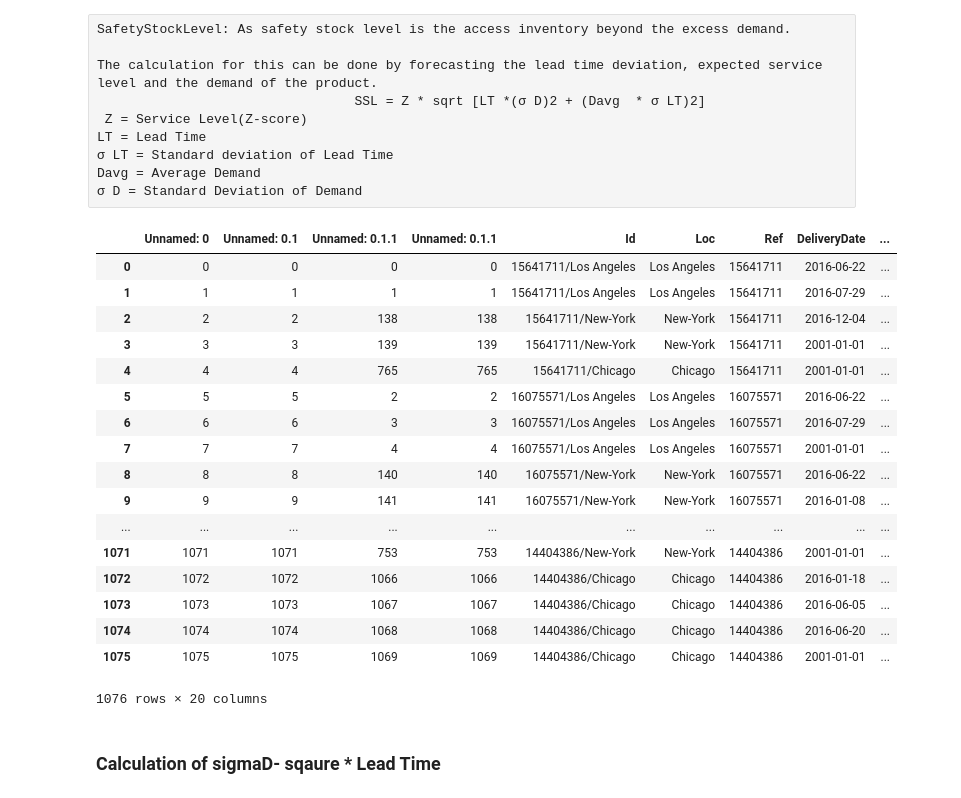
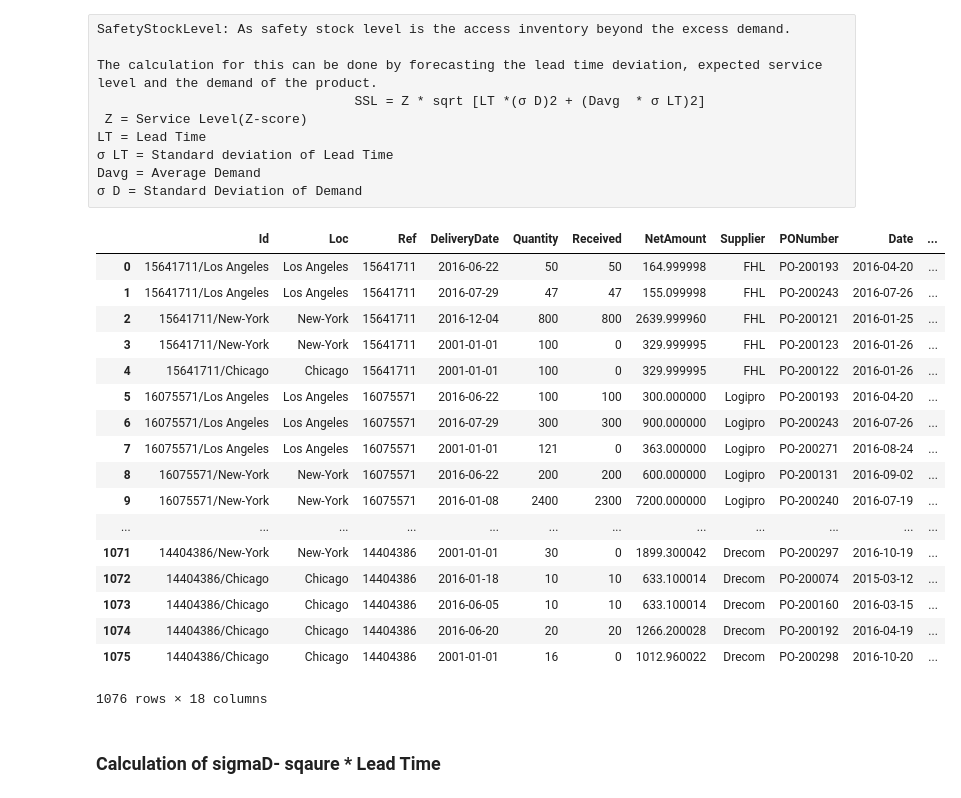
Before and after one commit to pratishthakapoor/RetailReplenishement, a Jupyter notebook: Code/Safety Stock/SafetyStockLevel.ipynb, the cells around one changed output. Drawn from its saved outputs; the diff is of its cells as text; code cells hidden in the pictures.

```diff
--- a/Code/Safety Stock/SafetyStockLevel.ipynb
+++ b/Code/Safety Stock/SafetyStockLevel.ipynb
@@ -17,30 +17,28 @@ Davg = Average Demand
 import pandas as pd
 import numpy as np
 import matplotlib.pyplot as plt
-# %%
-data = pd.read_csv('temp1.csv')
-colnames = ['Ref', 'Davg']
-data.merge(pd.read_csv('temp_Davg.csv', names = colnames , header = None), on = 'Ref', right_index = True).to_csv('temp1.csv')
-data
-# %% [output]
-|  | Unnamed: 0 | Unnamed: 0.1 | Unnamed: 0.1.1 | Unnamed: 0.1.1 | Id | Loc | Ref | DeliveryDate | ... |
-| 0 | 0 | 0 | 0 | 0 | 15641711/Los Angeles | Los Angeles | 15641711 | 2016-06-22 | ... |
-| 1 | 1 | 1 | 1 | 1 | 15641711/Los Angeles | Los Angeles | 15641711 | 2016-07-29 | ... |
-| 2 | 2 | 2 | 138 | 138 | 15641711/New-York | New-York | 15641711 | 2016-12-04 | ... |
-| 3 | 3 | 3 | 139 | 139 | 15641711/New-York | New-York | 15641711 | 2001-01-01 | ... |
-| 4 | 4 | 4 | 765 | 765 | 15641711/Chicago | Chicago | 15641711 | 2001-01-01 | ... |
-| 5 | 5 | 5 | 2 | 2 | 16075571/Los Angeles | Los Angeles | 16075571 | 2016-06-22 | ... |
-| 6 | 6 | 6 | 3 | 3 | 16075571/Los Angeles | Los Angeles | 16075571 | 2016-07-29 | ... |
-| 7 | 7 | 7 | 4 | 4 | 16075571/Los Angeles | Los Angeles | 16075571 | 2001-01-01 | ... |
-| 8 | 8 | 8 | 140 | 140 | 16075571/New-York | New-York | 16075571 | 2016-06-22 | ... |
-| 9 | 9 | 9 | 141 | 141 | 16075571/New-York | New-York | 16075571 | 2016-01-08 | ... |
-| ... | ... | ... | ... | ... | ... | ... | ... | ... | ... |
-| 1071 | 1071 | 1071 | 753 | 753 | 14404386/New-York | New-York | 14404386 | 2001-01-01 | ... |
-| 1072 | 1072 | 1072 | 1066 | 1066 | 14404386/Chicago | Chicago | 14404386 | 2016-01-18 | ... |
-| 1073 | 1073 | 1073 | 1067 | 1067 | 14404386/Chicago | Chicago | 14404386 | 2016-06-05 | ... |
-| 1074 | 1074 | 1074 | 1068 | 1068 | 14404386/Chicago | Chicago | 14404386 | 2016-06-20 | ... |
-| 1075 | 1075 | 1075 | 1069 | 1069 | 14404386/Chicago | Chicago | 14404386 | 2001-01-01 | ... |
-1076 rows × 20 columns
+# %%
+data = pd.read_csv('temp1.csv', index_col = 0)
+data
+# %% [output]
+|  | Id | Loc | Ref | DeliveryDate | Quantity | Received | NetAmount | Supplier | PONumber | Date | ... |
+| 0 | 15641711/Los Angeles | Los Angeles | 15641711 | 2016-06-22 | 50 | 50 | 164.999998 | FHL | PO-200193 | 2016-04-20 | ... |
+| 1 | 15641711/Los Angeles | Los Angeles | 15641711 | 2016-07-29 | 47 | 47 | 155.099998 | FHL | PO-200243 | 2016-07-26 | ... |
+| 2 | 15641711/New-York | New-York | 15641711 | 2016-12-04 | 800 | 800 | 2639.999960 | FHL | PO-200121 | 2016-01-25 | ... |
+| 3 | 15641711/New-York | New-York | 15641711 | 2001-01-01 | 100 | 0 | 329.999995 | FHL | PO-200123 | 2016-01-26 | ... |
+| 4 | 15641711/Chicago | Chicago | 15641711 | 2001-01-01 | 100 | 0 | 329.999995 | FHL | PO-200122 | 2016-01-26 | ... |
+| 5 | 16075571/Los Angeles | Los Angeles | 16075571 | 2016-06-22 | 100 | 100 | 300.000000 | Logipro | PO-200193 | 2016-04-20 | ... |
+| 6 | 16075571/Los Angeles | Los Angeles | 16075571 | 2016-07-29 | 300 | 300 | 900.000000 | Logipro | PO-200243 | 2016-07-26 | ... |
+| 7 | 16075571/Los Angeles | Los Angeles | 16075571 | 2001-01-01 | 121 | 0 | 363.000000 | Logipro | PO-200271 | 2016-08-24 | ... |
+| 8 | 16075571/New-York | New-York | 16075571 | 2016-06-22 | 200 | 200 | 600.000000 | Logipro | PO-200131 | 2016-09-02 | ... |
+| 9 | 16075571/New-York | New-York | 16075571 | 2016-01-08 | 2400 | 2300 | 7200.000000 | Logipro | PO-200240 | 2016-07-19 | ... |
+| ... | ... | ... | ... | ... | ... | ... | ... | ... | ... | ... | ... |
+| 1071 | 14404386/New-York | New-York | 14404386 | 2001-01-01 | 30 | 0 | 1899.300042 | Drecom | PO-200297 | 2016-10-19 | ... |
+| 1072 | 14404386/Chicago | Chicago | 14404386 | 2016-01-18 | 10 | 10 | 633.100014 | Drecom | PO-200074 | 2015-03-12 | ... |
+| 1073 | 14404386/Chicago | Chicago | 14404386 | 2016-06-05 | 10 | 10 | 633.100014 | Drecom | PO-200160 | 2016-03-15 | ... |
+| 1074 | 14404386/Chicago | Chicago | 14404386 | 2016-06-20 | 20 | 20 | 1266.200028 | Drecom | PO-200192 | 2016-04-19 | ... |
+| 1075 | 14404386/Chicago | Chicago | 14404386 | 2001-01-01 | 16 | 0 | 1012.960022 | Drecom | PO-200298 | 2016-10-20 | ... |
+1076 rows × 18 columns
 # %% [markdown]
 ### Calculation of sigmaD- sqaure * Lead Time
 # %%
```
Also changed, not shown: parts of 9 cells of this notebook.
